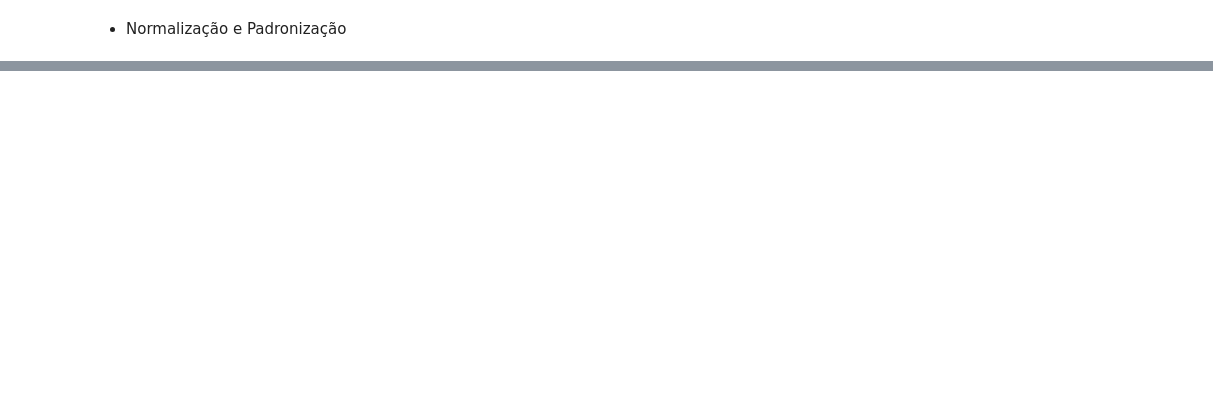
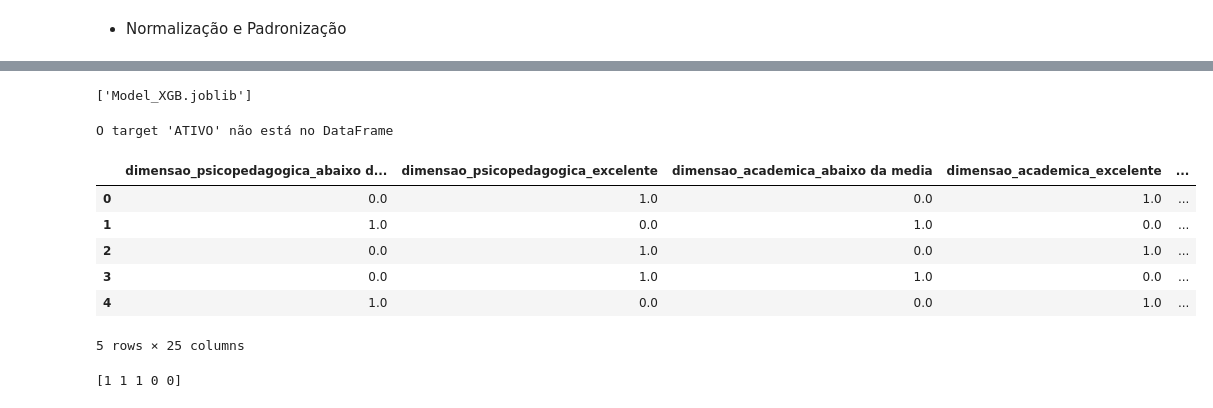
Before and after one commit to Tamireees/Datathon-Projeto-Passos-Magicos, a Jupyter notebook: notebook/Passos_Magicos_dataset.ipynb, the cells around one changed output, grey strips where cells are left out. Drawn from its saved outputs; the diff is of its cells as text; code cells hidden in the pictures; blank space fills up the shorter version.

Commit message:
git commit -m 'finalizacao modelo'

```diff
--- a/notebook/Passos_Magicos_dataset.ipynb
+++ b/notebook/Passos_Magicos_dataset.ipynb
@@ -1642,0 +1645,67 @@ Roc Curve
+# %%
+# salvando o modelo
+import joblib
+
+joblib.dump(modelo_xgb, r'Model_XGB.joblib')
+# %% [output]
+['Model_XGB.joblib']
+# %%
+# Creating a sample dataframe
+data = {
+    'NOME': ['Aluno 1', 'Aluno 2', 'Aluno 3', 'Aluno 4', 'Aluno 5'],
+    'FASE_2020': [1, 2, 3, 4, 5],
+    'FASE_2021': [2, 3, 4, 5, 6],
+    'FASE_2022': [3, 4, 5, 6, 7],
+    'PEDRA_2020': ['Ametista', 'Quartzo', 'Ágata', 'Topázio', 'Ametista'],
+    'PEDRA_2021': ['Quartzo', 'Ágata', 'Topázio', 'Ametista', 'Quartzo'],
+    'PEDRA_2022': ['Ágata', 'Topázio', 'Ametista', 'Quartzo', 'Ágata'],
+    'PONTO_VIRADA_2020': [0, 1, 0, 1, 0],
+    'PONTO_VIRADA_2021': [1, 0, 1, 0, 1],
+    'PONTO_VIRADA_2022': [0, 1, 0, 1, 0],
+    'ANO_INGRESSO': [2018, 2019, 2020, 2021, 2022],
+    'dimensao_academica': ['excelente', 'abaixo da media', 'excelente', 'abaixo da media', 'excelente'],
+    'dimensao_psicossocial': ['excelente', 'excelente', 'abaixo da media', 'excelente', 'abaixo da media'],
+    'dimensao_psicopedagogica': ['excelente', 'abaixo da media', 'excelente', 'excelente', 'abaixo da media']#,
+    # 'ATIVO': [1, 0, 1, 0, 1]
+}
+
+df_test_model_xgb = pd.DataFrame(data)
+# %%
+def novo_pipeline(df):
+    # Definir o pipeline com os transformadores
+    pipeline = Pipeline([
+        ('feature_dropper', DropFeatures()),             # Remove features desnecessárias
+        ('OneHotEncoding', OneHotEncodingNames()),       # Codificação OneHot para variáveis categóricas
+        ('ordinal_feature', OrdinalFeature()),           # Codificação ordinal para variáveis ordinais
+        ('min_max_scaler', MinMax()),                    # Normalização dos dados
+        ('oversample', Oversample())                     # Superamostragem para balancear as classes
+    ])
+
+    try:
+        # Aplicar o pipeline de transformação e retornar o resultado
+        df_pipeline = pipeline.fit_transform(df)
+        return df_pipeline
+    except Exception as e:
+        print(f"Erro ao aplicar o pipeline: {e}")
+        return None
+# %%
+df_test_model_xgb = novo_pipeline(df_test_model_xgb)
+# %% [output]
+O target 'ATIVO' não está no DataFrame
+# %%
+df_test_model_xgb.head()
+# %% [output]
+|  | dimensao_psicopedagogica_abaixo d... | dimensao_psicopedagogica_excelente | dimensao_academica_abaixo da media | dimensao_academica_excelente | ... |
+| 0 | 0.0 | 1.0 | 0.0 | 1.0 | ... |
+| 1 | 1.0 | 0.0 | 1.0 | 0.0 | ... |
+| 2 | 0.0 | 1.0 | 0.0 | 1.0 | ... |
+| 3 | 0.0 | 1.0 | 1.0 | 0.0 | ... |
+| 4 | 1.0 | 0.0 | 0.0 | 1.0 | ... |
+5 rows × 25 columns
+# %%
+# testando o modelo salvo
+model_xgb = joblib.load(r'Model_XGB.joblib')
+predictions = model_xgb.predict(df_test_model_xgb)
+print(predictions)
+# %% [output]
+[1 1 1 0 0]
```
Also changed, not shown: parts of 23 cells of this notebook, 1 other file.
